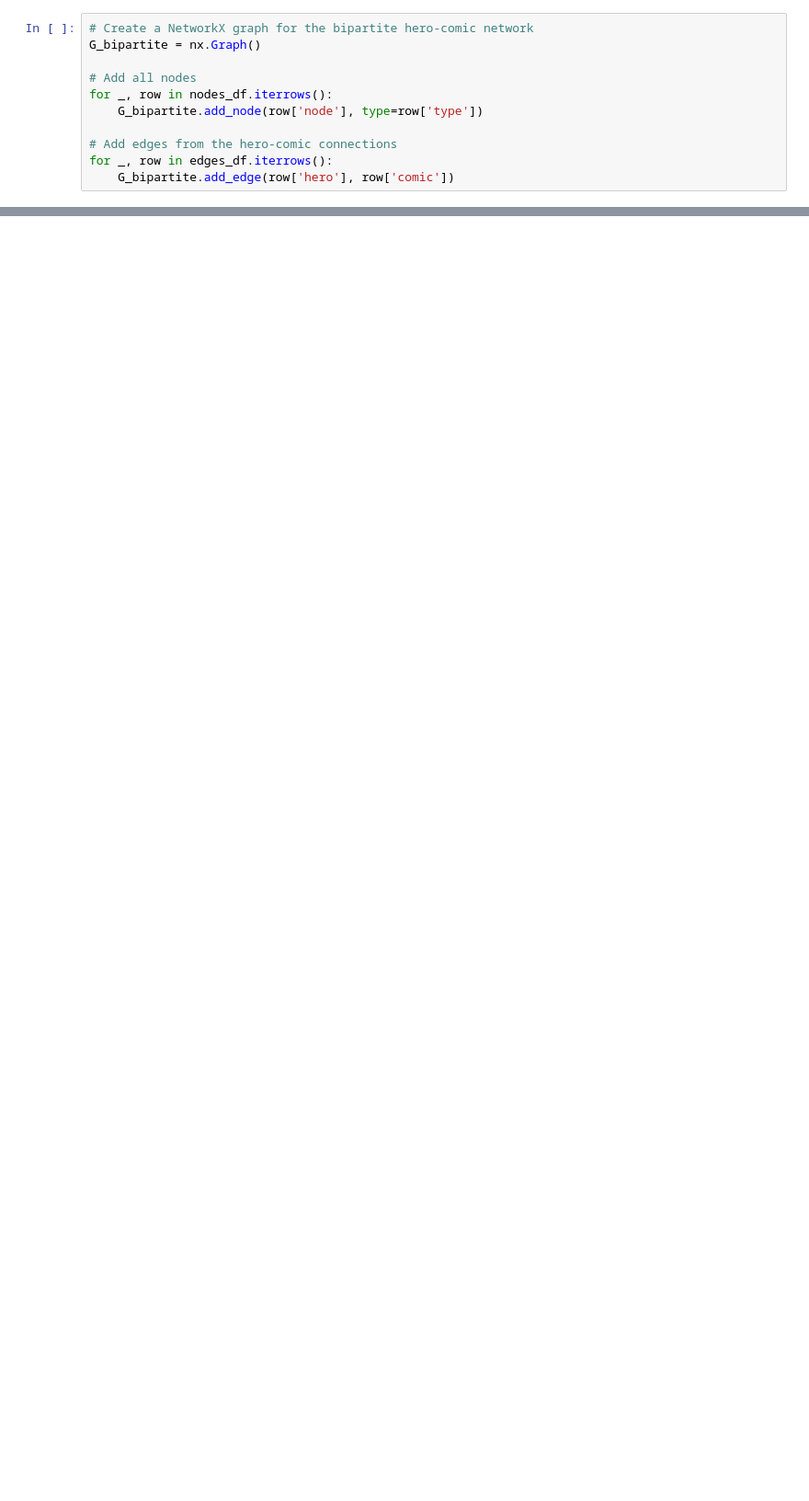
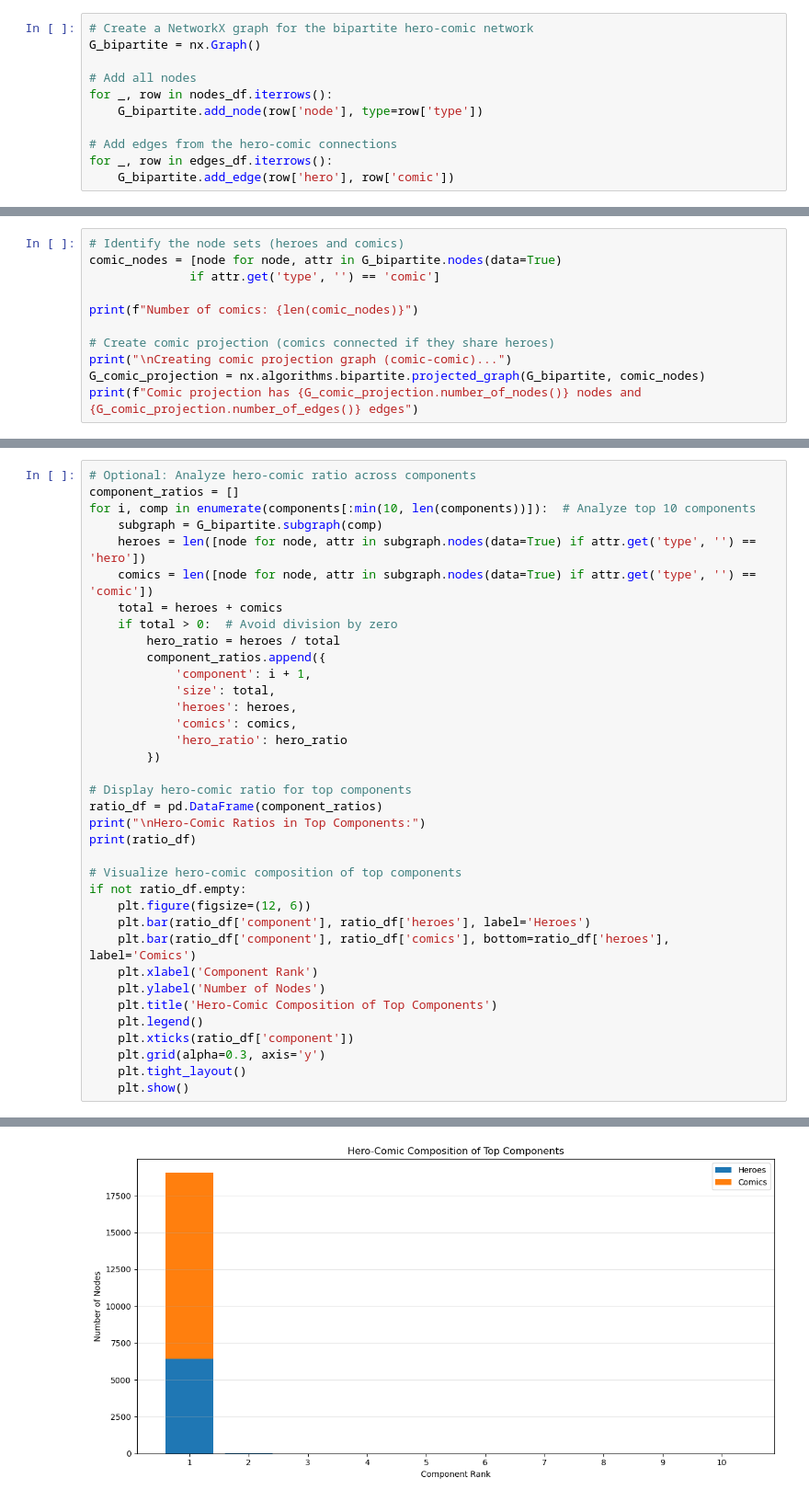
Before and after one commit to Konpyuuta/social-media-analytics, a Jupyter notebook: final_marvel_project.ipynb, the cells around one changed output, grey strips where cells are left out. Shown: that part at 92% size. Drawn from its saved outputs; the diff is of its cells as text; blank space fills up the shorter version.

```diff
--- a/final_marvel_project.ipynb
+++ b/final_marvel_project.ipynb
@@ -1086,0 +1301,11 @@ Top 20 comics by degree centrality:
+# %%
+# Identify the node sets (heroes and comics)
+comic_nodes = [node for node, attr in G_bipartite.nodes(data=True)
+              if attr.get('type', '') == 'comic']
+
+print(f"Number of comics: {len(comic_nodes)}")
+
+# Create comic projection (comics connected if they share heroes)
+print("\nCreating comic projection graph (comic-comic)...")
+G_comic_projection = nx.algorithms.bipartite.projected_graph(G_bipartite, comic_nodes)
+print(f"Comic projection has {G_comic_projection.number_of_nodes()} nodes and {G_comic_projection.number_of_edges()} edges")
@@ -1086,0 +1611,37 @@ Top 20 comics by degree centrality:
+# %%
+# Optional: Analyze hero-comic ratio across components
+component_ratios = []
+for i, comp in enumerate(components[:min(10, len(components))]):  # Analyze top 10 components
+    subgraph = G_bipartite.subgraph(comp)
+    heroes = len([node for node, attr in subgraph.nodes(data=True) if attr.get('type', '') == 'hero'])
+    comics = len([node for node, attr in subgraph.nodes(data=True) if attr.get('type', '') == 'comic'])
+    total = heroes + comics
+    if total > 0:  # Avoid division by zero
+        hero_ratio = heroes / total
+        component_ratios.append({
+            'component': i + 1,
+            'size': total,
+            'heroes': heroes,
+            'comics': comics,
+            'hero_ratio': hero_ratio
+        })
+
+# Display hero-comic ratio for top components
+ratio_df = pd.DataFrame(component_ratios)
+print("\nHero-Comic Ratios in Top Components:")
+print(ratio_df)
+
+# Visualize hero-comic composition of top components
+if not ratio_df.empty:
+    plt.figure(figsize=(12, 6))
+    plt.bar(ratio_df['component'], ratio_df['heroes'], label='Heroes')
+    plt.bar(ratio_df['component'], ratio_df['comics'], bottom=ratio_df['heroes'], label='Comics')
+    plt.xlabel('Component Rank')
+    plt.ylabel('Number of Nodes')
+    plt.title('Hero-Comic Composition of Top Components')
+    plt.legend()
+    plt.xticks(ratio_df['component'])
+    plt.grid(alpha=0.3, axis='y')
+    plt.tight_layout()
+    plt.show()
+# %% [output]
@@ -1086,0 +1660 @@ Top 20 comics by degree centrality:
+[figure, added]
```
Also changed, not shown: parts of 61 cells of this notebook.
